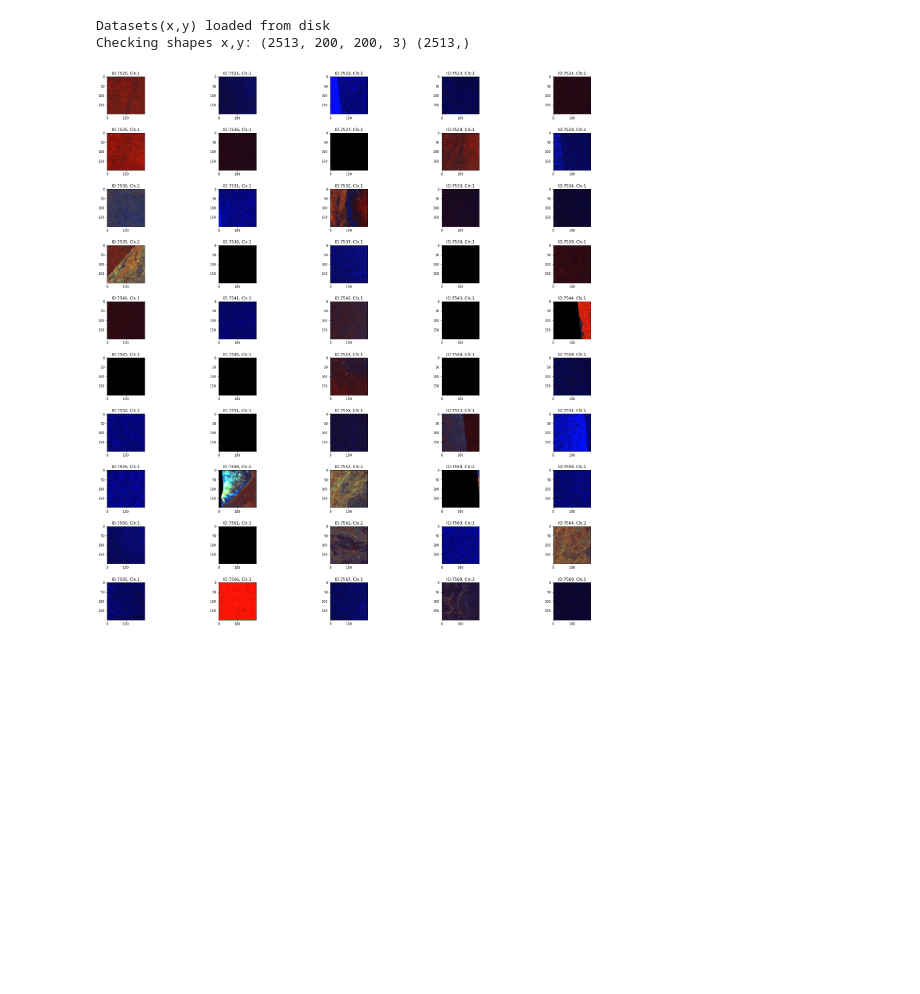
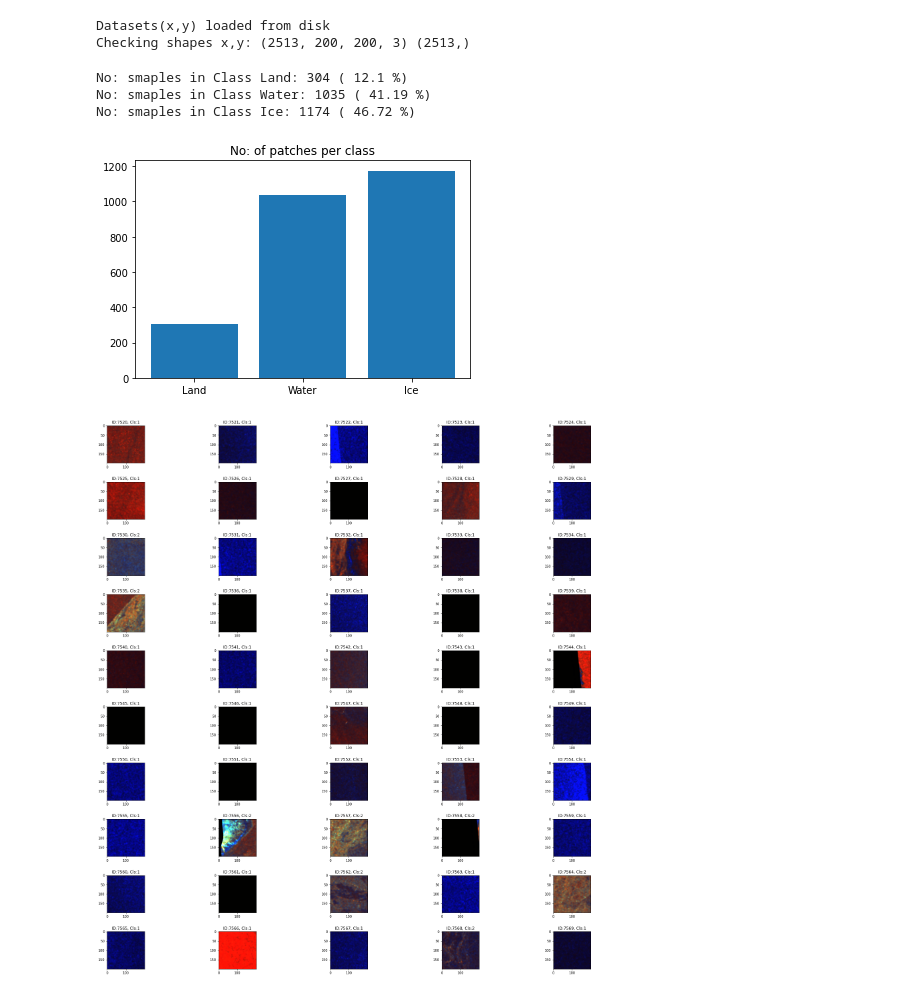
Before and after one commit to leopauly/sense-hackathon, a Jupyter notebook: SENSE_CDT_Practical_Session_Template.ipynb, the cells around one changed output. Saved outputs shown, nothing was run; the diff lists cells and outputs as text; code cells hidden in the pictures; blank space fills up the shorter version.

```diff
--- a/SENSE_CDT_Practical_Session_Template.ipynb
+++ b/SENSE_CDT_Practical_Session_Template.ipynb
@@ -78,6 +79,21 @@ print('Checking shapes x,y:',np.shape(x),np.shape(y))
 # %% [output]
 Datasets(x,y) loaded from disk
 Checking shapes x,y: (2513, 200, 200, 3) (2513,)
+# %%
+print('No: smaples in Class Land:',np.count_nonzero(y == 0),'(',round(np.count_nonzero(y == 0)/len(y)*100,2),'%)')
+print('No: smaples in Class Water:',np.count_nonzero(y == 1),'(',round(np.count_nonzero(y == 1)/len(y)*100,2),'%)')
+print('No: smaples in Class Ice:',np.count_nonzero(y == 2),'(',round(np.count_nonzero(y == 2)/len(y)*100,2),'%)')
+# %% [output]
+No: smaples in Class Land: 304 ( 12.1 %)
+No: smaples in Class Water: 1035 ( 41.19 %)
+No: smaples in Class Ice: 1174 ( 46.72 %)
+# %%
+plt.bar([0,1,2],[np.count_nonzero(y == 0),np.count_nonzero(y == 1),np.count_nonzero(y == 2)])
+plt.xticks([0,1,2], ('Land', 'Water', 'Ice'))
+plt.title('No: of patches per class')
+plt.show()
+# %% [output]
+[figure, added]
 # %%
 ## Data visualisation
 fig, axs = plt.subplots(10,5, figsize=(30, 30), facecolor='w', edgecolor='k')
```
Also changed, not shown: parts of 1 cell of this notebook.
